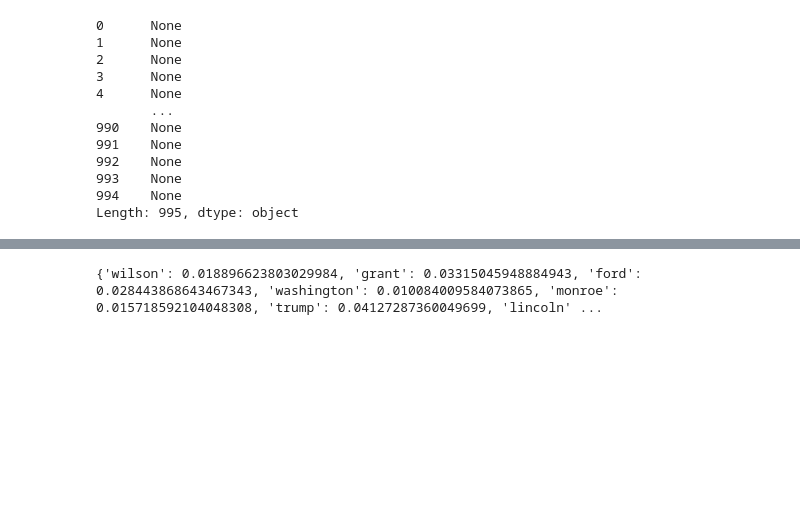
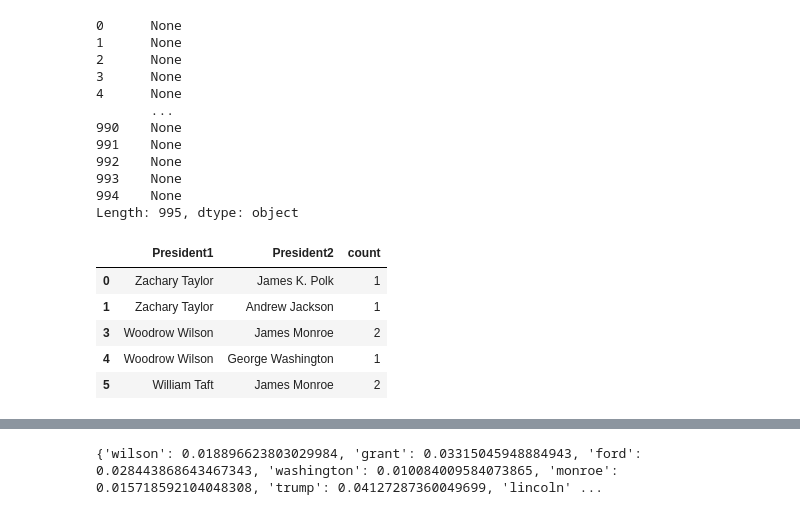
Before and after one commit to ratraverfallick/speech_analysis, a Jupyter notebook: Speeches.ipynb, the cells around one changed output, grey strips where cells are left out. Cells and saved outputs as stored; diff of their text form; code cells hidden in the pictures; blank space fills up the shorter version.

```diff
--- a/Speeches.ipynb
+++ b/Speeches.ipynb
@@ -314,6 +493,16 @@ Length: 995, dtype: object
 presidential_references_df = pd.DataFrame(data = {'President1': president1, 'President2': president2})
 values = presidential_references_df.value_counts()
 values = pd.DataFrame(values).sort_values(['President1', 'count'], ascending = False).reset_index()
+# %%
+values_select = values[values['President1'] != values['President2']]
+values_select.head()
+# %% [output]
+|  | President1 | President2 | count |
+| 0 | Zachary Taylor | James K. Polk | 1 |
+| 1 | Zachary Taylor | Andrew Jackson | 1 |
+| 3 | Woodrow Wilson | James Monroe | 2 |
+| 4 | Woodrow Wilson | George Washington | 1 |
+| 5 | William Taft | James Monroe | 2 |
 # %%
 import networkx as nx
 G = nx.from_pandas_edgelist(
```
Also changed, not shown: parts of 26 cells of this notebook, 1 other file.
